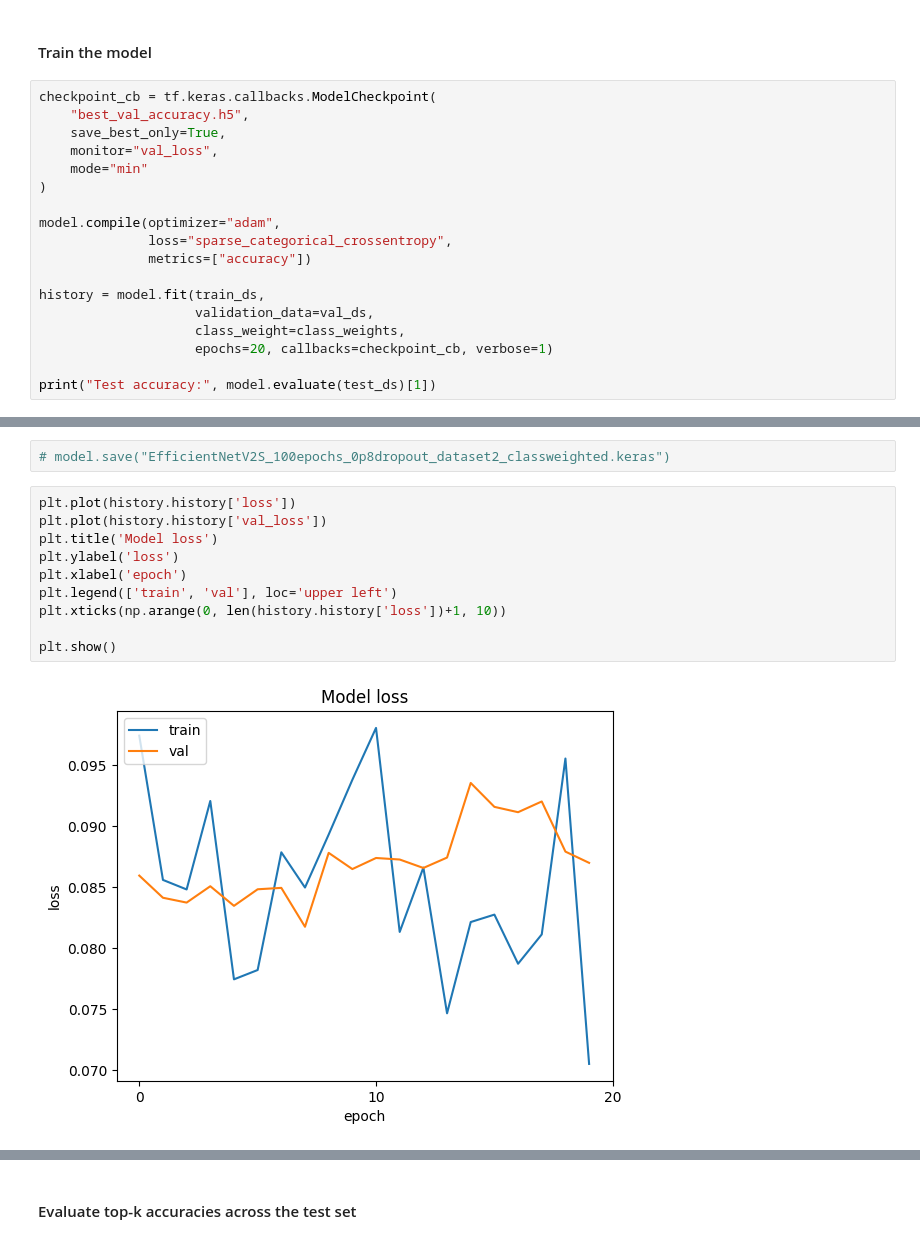
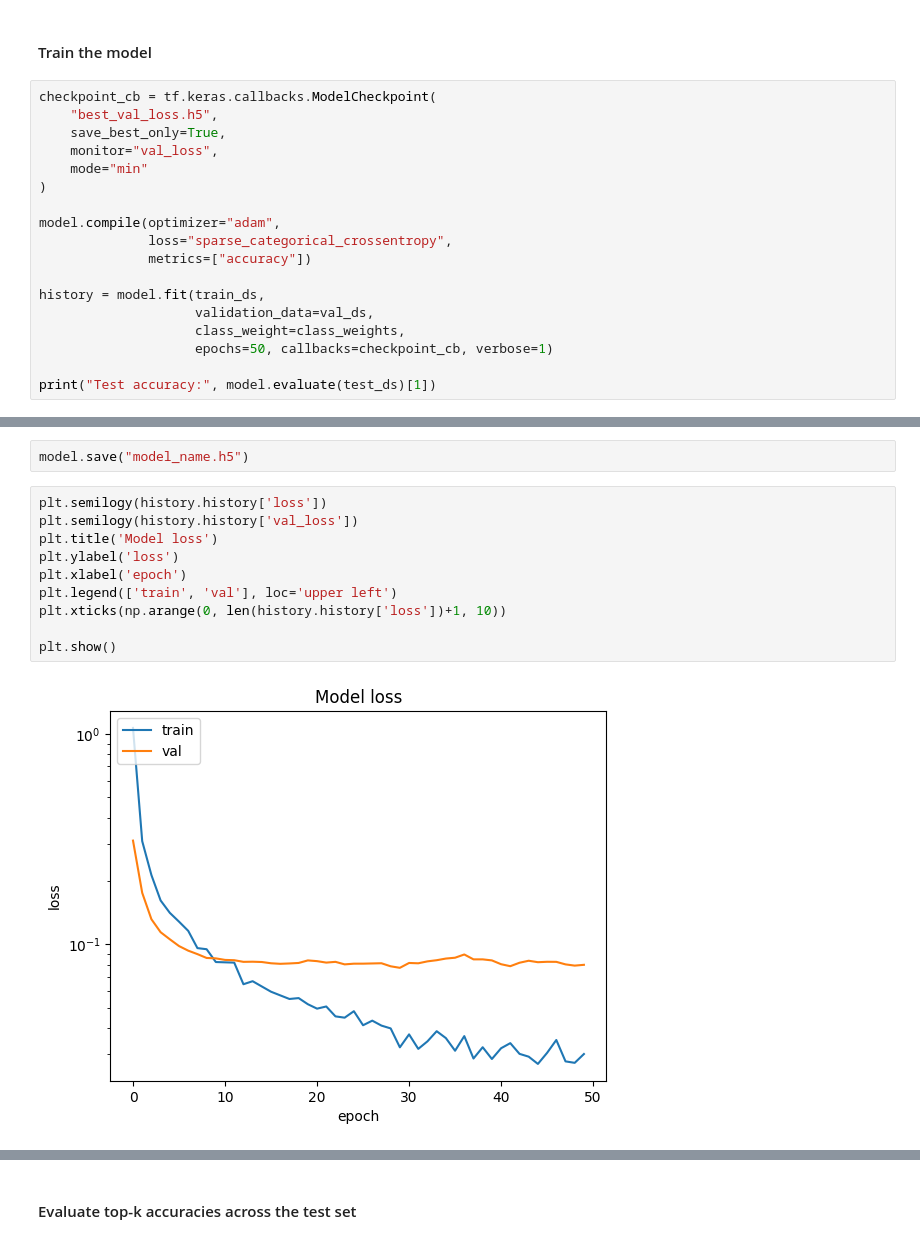
Before and after one commit to c-hars/IDE2025, a Jupyter notebook: Stage1_PoC_development.ipynb, the cells around one changed output, grey strips where cells are left out. Cells and saved outputs as stored; diff of their text form.

Commit message:
Update NN model (trained on latest dataset). Test accuracy 97.7%, and per-class accuracies are at least 90%.

```diff
--- a/Stage1_PoC_development.ipynb
+++ b/Stage1_PoC_development.ipynb
@@ -236,7 +236,7 @@ _________________________________________________________________
 #### Train the model
 # %%
 checkpoint_cb = tf.keras.callbacks.ModelCheckpoint(
-    "best_val_accuracy.h5",
+    "best_val_loss.h5",
     save_best_only=True,
     monitor="val_loss",
     mode="min"
@@ -249,7 +249,7 @@ model.compile(optimizer="adam",
 history = model.fit(train_ds,
                     validation_data=val_ds,
                     class_weight=class_weights,
-                    epochs=20, callbacks=checkpoint_cb, verbose=1)
+                    epochs=50, callbacks=checkpoint_cb, verbose=1)
 
 print("Test accuracy:", model.evaluate(test_ds)[1])
 # %% [output]
@@ -273,17 +273,17 @@ Test accuracy: 0.9712041616439819
 # %%
-# model.save("EfficientNetV2S_100epochs_0p8dropout_dataset2_classweighted.keras")
+model.save("model_name.h5")
 # %%
-plt.plot(history.history['loss'])
-plt.plot(history.history['val_loss'])
+plt.semilogy(history.history['loss'])
+plt.semilogy(history.history['val_loss'])
 plt.title('Model loss')
 plt.ylabel('loss')
 plt.xlabel('epoch')
 plt.legend(['train', 'val'], loc='upper left')
 plt.xticks(np.arange(0, len(history.history['loss'])+1, 10))
 
 plt.show()
 # %% [output]
-[figure, old version]
+[figure, new version]
 # %%
 plt.plot(history.history['accuracy'])
 plt.plot(history.history['val_accuracy'])
```
Also changed, not shown: parts of 10 cells of this notebook, 2 other files.
